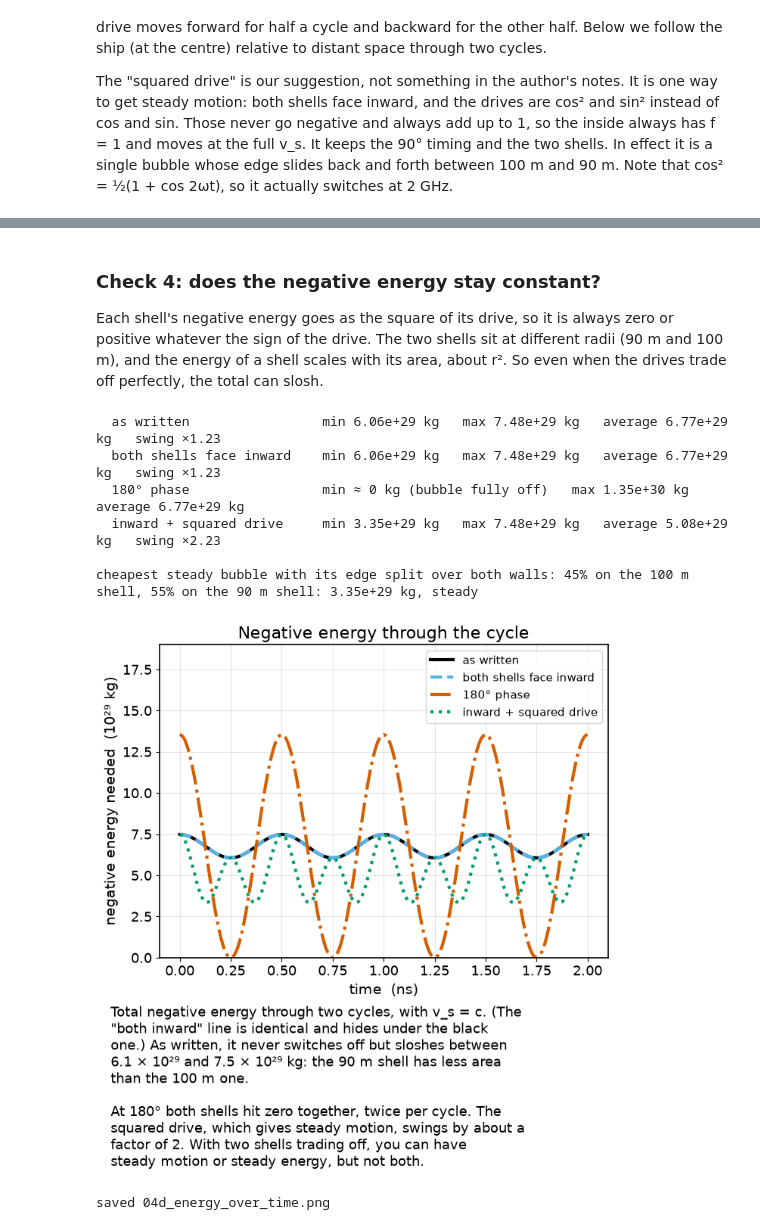
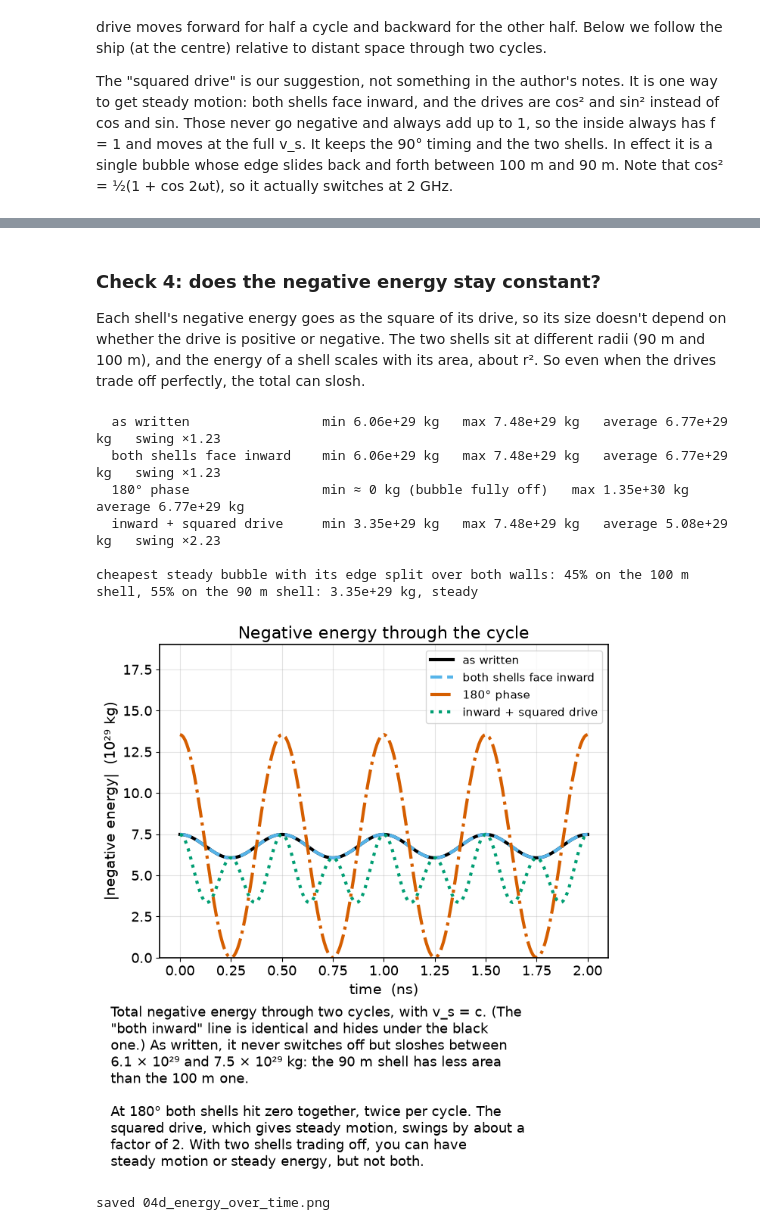
Before and after one commit to gvorwaller/warpdrive, a Jupyter notebook: warp_bubble.ipynb, the cells around one changed output, grey strips where cells are left out. Cells and saved outputs as stored; diff of their text form; code cells hidden in the pictures.

```diff
--- a/warp_bubble.ipynb
+++ b/warp_bubble.ipynb
@@ -610,7 +611,7 @@ saved 04c_ship_motion.png
 # %% [markdown]
 ### Check 4: does the negative energy stay constant?
 
-Each shell's negative energy goes as the square of its drive, so it is always zero or positive whatever the sign of the drive. The two shells sit at different radii (90 m and 100 m), and the energy of a shell scales with its area, about r². So even when the drives trade off perfectly, the total can slosh.
+Each shell's negative energy goes as the square of its drive, so its size doesn't depend on whether the drive is positive or negative. The two shells sit at different radii (90 m and 100 m), and the energy of a shell scales with its area, about r². So even when the drives trade off perfectly, the total can slosh.
 # %%
 t_en = np.linspace(0.0, 2 * T_CYCLE, 241)
 masses = {name: -ds.mass_vs_time(t_en, BETA, p) for name, p in ds.VARIANTS.items()}
@@ -619,34 +620,34 @@ for name, m in masses.items():
           if m.min() > 1e-6 * m.max() else f"  {name:<26} min ≈ 0 kg (bubble fully off)   max {m.max():.2e} kg   average {m[:-1].mean():.2e} kg")
 
 A_SPLIT, M_SPLIT = ds.cheapest_steady_split(ds.VARIANTS["both shells face inward"], BETA)
 print(f"\ncheapest steady bubble with its edge split over both walls: {A_SPLIT:.0%} on the 100 m shell, "
       f"{1 - A_SPLIT:.0%} on the 90 m shell: {-M_SPLIT:.2e} kg, steady")
 
 fig, ax = phone_figure(1, height_per_row=5.0)
 for name, m in masses.items():
     col, ls = motion_style[name]
     ax.plot(t_en * 1e9, m / 1e29, color=col, ls=ls, lw=3, label=name)
 ax.set_xlabel("time  (ns)")
-ax.set_ylabel("negative energy needed  (10²⁹ kg)")
+ax.set_ylabel("|negative energy|  (10²⁹ kg)")
 ax.set_title("Negative energy through the cycle")
 ax.set_ylim(0, 19)
 ax.legend(loc="upper right", fontsize=11)
 
 e_as = masses["as written"]
 path = save_figure(fig, "04d_energy_over_time", f'''
 Total negative energy through two cycles, with v_s = c. (The "both inward" line is identical and hides under the black one.) As written, it never switches off but sloshes between {sci_text(e_as.min())} and {sci_text(e_as.max())} kg: the 90 m shell has less area than the 100 m one.
 
 At 180° both shells hit zero together, twice per cycle. The squared drive, which gives steady motion, swings by about a factor of 2. With two shells trading off, you can have steady motion or steady energy, but not both.
 ''')
 plt.show()
 print("saved", path.name)
 # %% [output]
   as written                 min 6.06e+29 kg   max 7.48e+29 kg   average 6.77e+29 kg   swing ×1.23
   both shells face inward    min 6.06e+29 kg   max 7.48e+29 kg   average 6.77e+29 kg   swing ×1.23
   180° phase                 min ≈ 0 kg (bubble fully off)   max 1.35e+30 kg   average 6.77e+29 kg
   inward + squared drive     min 3.35e+29 kg   max 7.48e+29 kg   average 5.08e+29 kg   swing ×2.23
 
 cheapest steady bubble with its edge split over both walls: 45% on the 100 m shell, 55% on the 90 m shell: 3.35e+29 kg, steady
-[figure, old version]
+[figure, new version]
 saved 04d_energy_over_time.png
 # %% [markdown]
```
Also changed, not shown: parts of 7 cells of this notebook, 12 other files.
